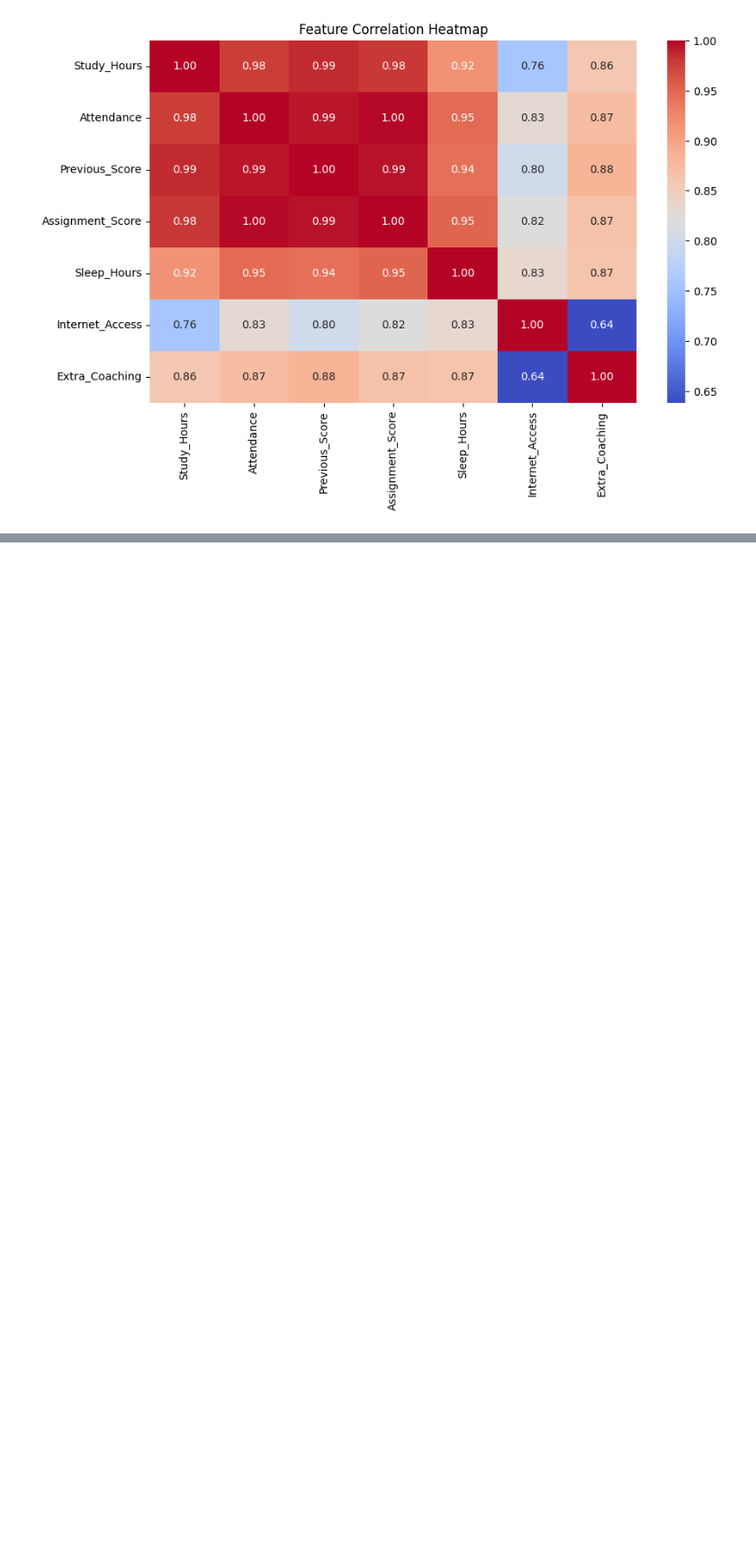
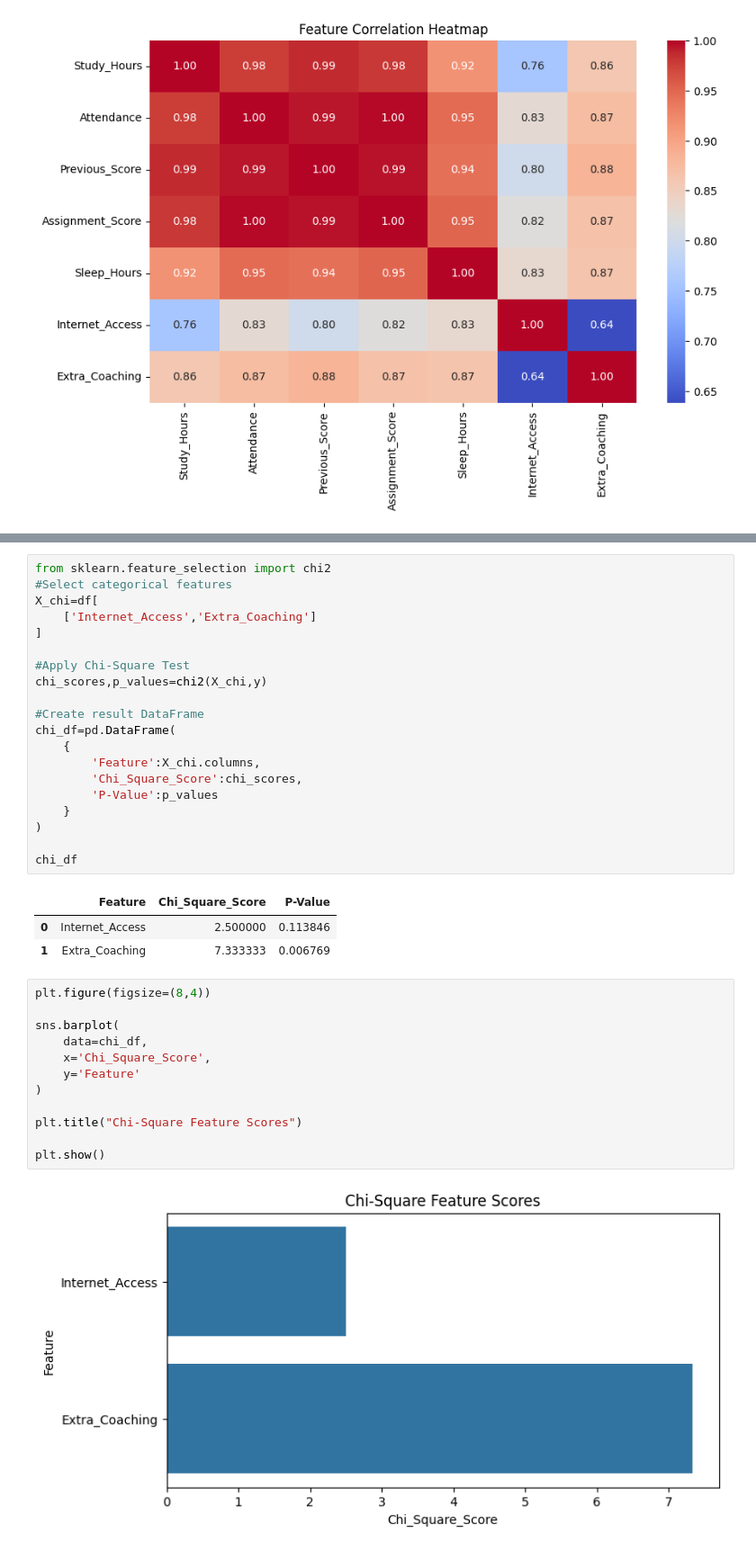
Before and after one commit to skarchana-ai/Machine-Learning, a Jupyter notebook: Feature_Selection.ipynb, the cells around one changed output, grey strips where cells are left out. Shown at 90% size. Cells and saved outputs as stored; diff of their text form; blank space fills up the shorter version.

```diff
--- a/Feature_Selection.ipynb
+++ b/Feature_Selection.ipynb
@@ -253,0 +395,38 @@ plt.show()
+# %%
+from sklearn.feature_selection import chi2
+#Select categorical features
+X_chi=df[
+    ['Internet_Access','Extra_Coaching']
+]
+
+#Apply Chi-Square Test
+chi_scores,p_values=chi2(X_chi,y)
+
+#Create result DataFrame
+chi_df=pd.DataFrame(
+    {
+        'Feature':X_chi.columns,
+        'Chi_Square_Score':chi_scores,
+        'P-Value':p_values
+    }
+)
+
+chi_df
+# %% [output]
+|  | Feature | Chi_Square_Score | P-Value |
+| 0 | Internet_Access | 2.500000 | 0.113846 |
+| 1 | Extra_Coaching | 7.333333 | 0.006769 |
+# %%
+plt.figure(figsize=(8,4))
+
+sns.barplot(
+    data=chi_df,
+    x='Chi_Square_Score',
+    y='Feature'
+)
+
+plt.title("Chi-Square Feature Scores")
+
+plt.show()
+# %% [output]
+[figure, added]
```
Also changed, not shown: parts of 13 cells of this notebook.
